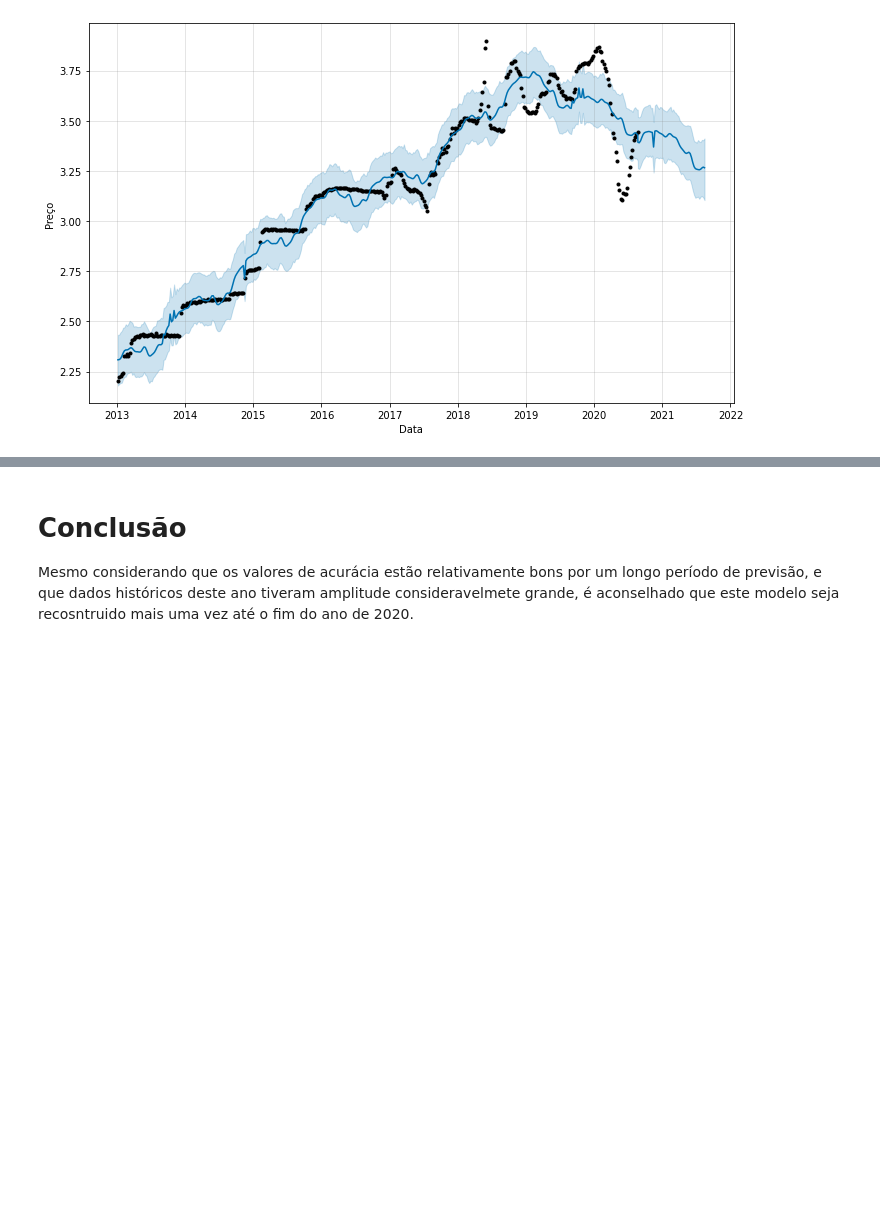
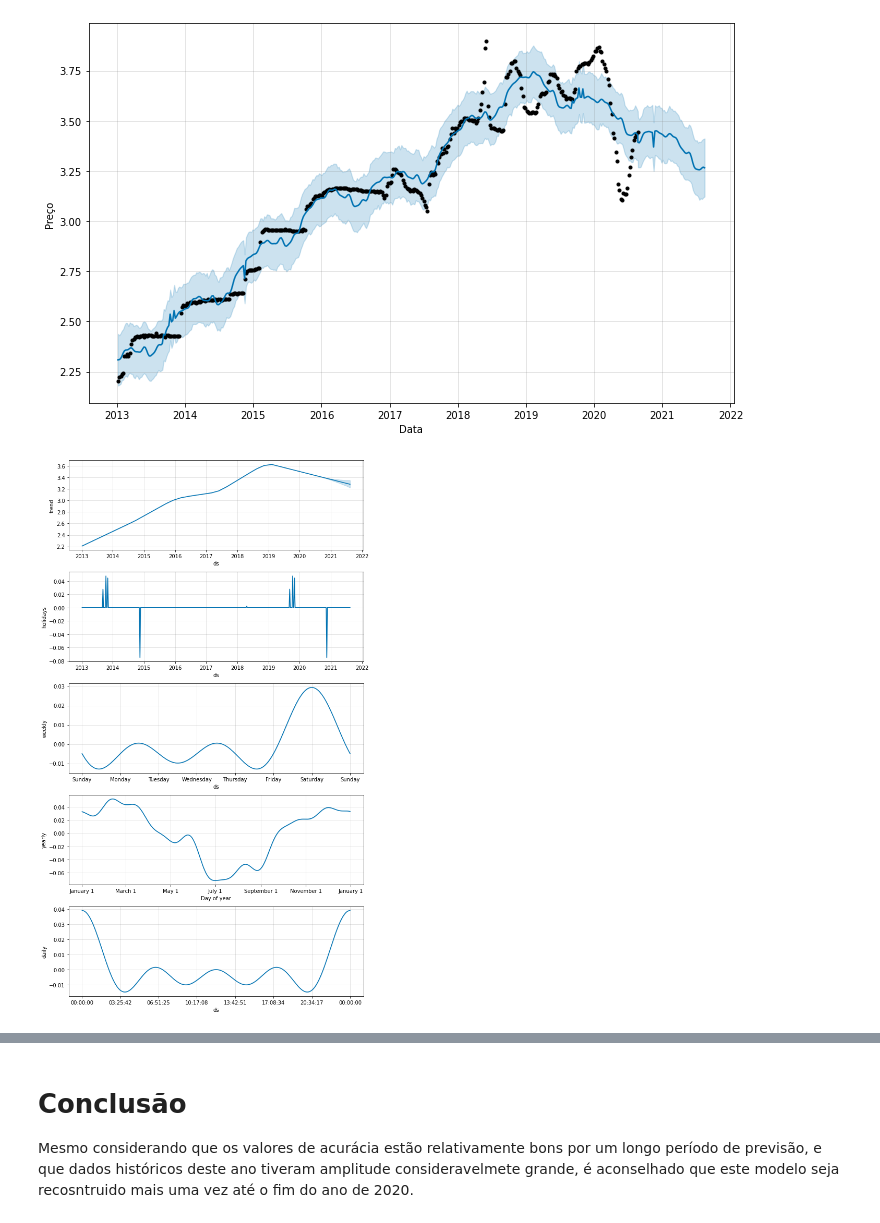
Before and after one commit to EricoCoutoJr/Previs-o-Pre-o-Diesel-S10, a Jupyter notebook: ModelagemDieselS10.ipynb, the cells around one changed output, grey strips where cells are left out. Drawn from its saved outputs; the diff is of its cells as text; code cells hidden in the pictures; blank space fills up the shorter version.

```diff
--- a/ModelagemDieselS10.ipynb
+++ b/ModelagemDieselS10.ipynb
@@ -131,6 +132,10 @@ Foi observado que houve uma variação consideravelmente grande nos dados histó
 model.plot(previsao, xlabel='Data', ylabel='Preço');
 # %% [output]
 [figure]
+# %%
+model.plot_components(previsao);
+# %% [output]
+[figure, added]
 # %% [markdown]
 # Validação e Testes do Modelo
 O Prophet possui funções para teste e validação cruzada ***(cross-validation)*** para medir erros com dados históricos. Isto é feito seccionando o conjunto de dados em pedaços para testar o modelo e vomparar com os dados seguintes (que não participaram do modelo). Este processo pode ser feito em linha de código de forma manual, mas para facilitar o processo fizemos uso das ferramentas disponíveis no pacote.
```
Also changed, not shown: parts of 3 cells of this notebook.
